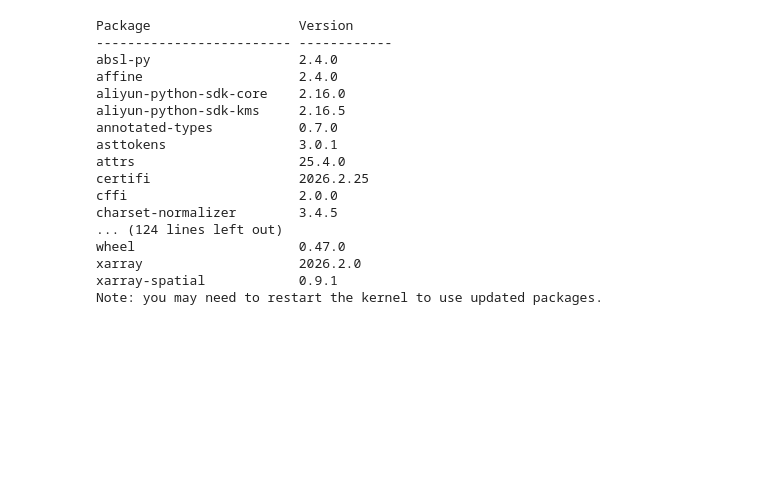
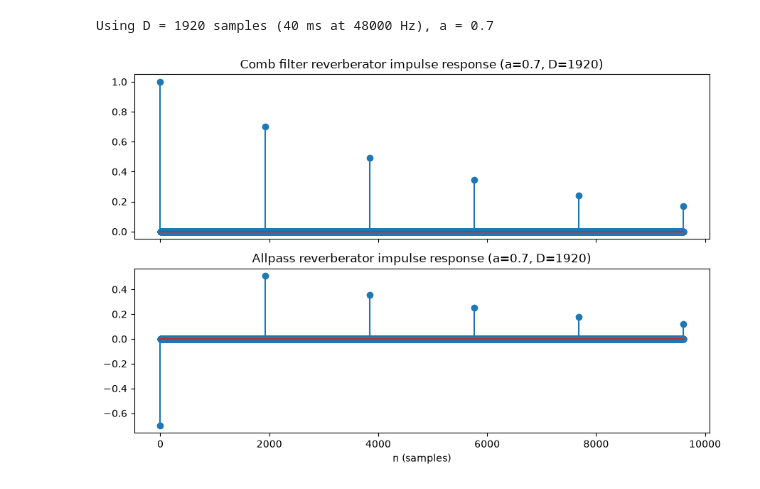
Before and after one commit to Khanrik/UniFolder, a Jupyter notebook: 7. Semester/Advanced Signal Processing/Week 1/Week 1.ipynb, the cells around one changed output. Drawn from its saved outputs; the diff is of its cells as text; code cells hidden in the pictures; blank space fills up the shorter version.

```diff
--- a/7. Semester/Advanced Signal Processing/Week 1/Week 1.ipynb
+++ b/7. Semester/Advanced Signal Processing/Week 1/Week 1.ipynb
@@ -8,20 +1,2 @@ ModuleNotFoundError: No module named 'soundfile'
 # %%
-pip list
+pip install soundfile numpy scipy matplotlib
-# %% [output]
-Package                   Version
-------------------------- ------------
-absl-py                   2.4.0
-affine                    2.4.0
-aliyun-python-sdk-core    2.16.0
-aliyun-python-sdk-kms     2.16.5
-annotated-types           0.7.0
-asttokens                 3.0.1
-attrs                     25.4.0
-certifi                   2026.2.25
-cffi                      2.0.0
-charset-normalizer        3.4.5
-... (124 lines left out)
-wheel                     0.47.0
-xarray                    2026.2.0
-xarray-spatial            0.9.1
-Note: you may need to restart the kernel to use updated packages.
@@ -27,0 +34,30 @@ Note: you may need to restart the kernel to use updated packages.
+# %%
+fs = 48000
+delay_ms = 40  # try values between ~20 and ~50 ms
+D = int(fs * delay_ms / 1000)  # e.g. 40 ms -> 1920 samples
+a = 0.7  # feedback gain; must satisfy |a| < 1 for stability
+          # closer to 1 -> longer, denser decay (more reverberant)
+          # smaller a -> shorter, sparser echoes
+
+print(f"Using D = {D} samples ({delay_ms} ms at {fs} Hz), a = {a}")
+# %% [output]
+Using D = 1920 samples (40 ms at 48000 Hz), a = 0.7
+# %%
+N = 5 * D + 1  # show several echoes
+impulse = np.zeros(N)
+impulse[0] = 1.0
+
+h_comb = comb_reverb(impulse, a, D)
+h_allpass = allpass_reverb(impulse, a, D)
+
+fig, axs = plt.subplots(2, 1, figsize=(9, 6), sharex=True)
+axs[0].stem(h_comb)
+axs[0].set_title(f"Comb filter reverberator impulse response (a={a}, D={D})")
+axs[1].stem(h_allpass)
+axs[1].set_title(f"Allpass reverberator impulse response (a={a}, D={D})")
+axs[1].set_xlabel("n (samples)")
+plt.tight_layout()
+plt.savefig("impulse_responses.png", dpi=150)
+plt.show()
+# %% [output]
+[figure, added]
```
Also changed, not shown: parts of 4 cells of this notebook, 3 other files.
